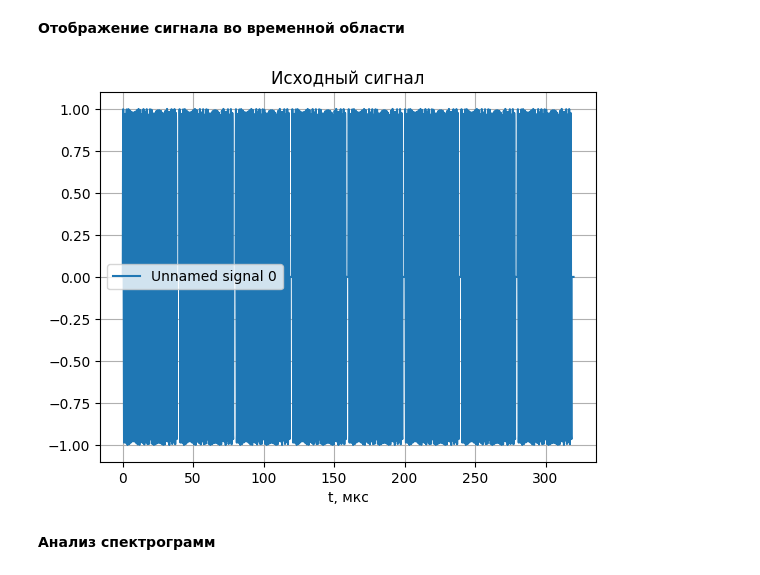
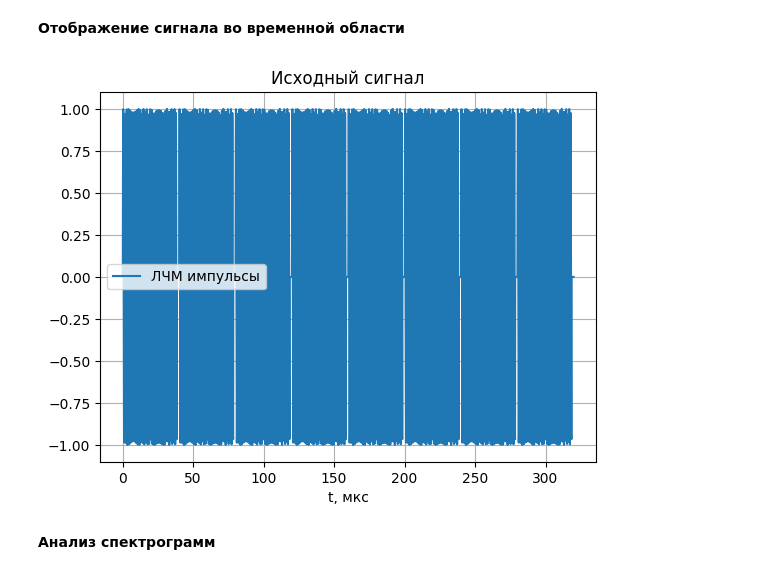
Before and after one commit to DmitryArtWorks/LabMRTS, a Jupyter notebook: template_4.ipynb, the cells around one changed output. Cells and saved outputs as stored; diff of their text form; code cells hidden in the pictures.

```diff
--- a/template_4.ipynb
+++ b/template_4.ipynb
@@ -127,9 +130,9 @@ s_c = generate_sequence('chirp', T_D, N_CHIPS, T_IMPULSE, F_CARRIER);   # ЛЧМ
 # %% [markdown]
 **Отображение сигнала во временной области**
 # %%
-plot_signal([[T_D, s_c]])  # построение сигнала
+plot_signal([[T_D, s_c, 'ЛЧМ импульсы']])  # построение сигнала
 # %% [output]
-[figure, old version]
+[figure, new version]
 # %% [markdown]
 **Анализ спектрограмм**
 # %%
```
Also changed, not shown: parts of 12 cells of this notebook, 3 other files.
